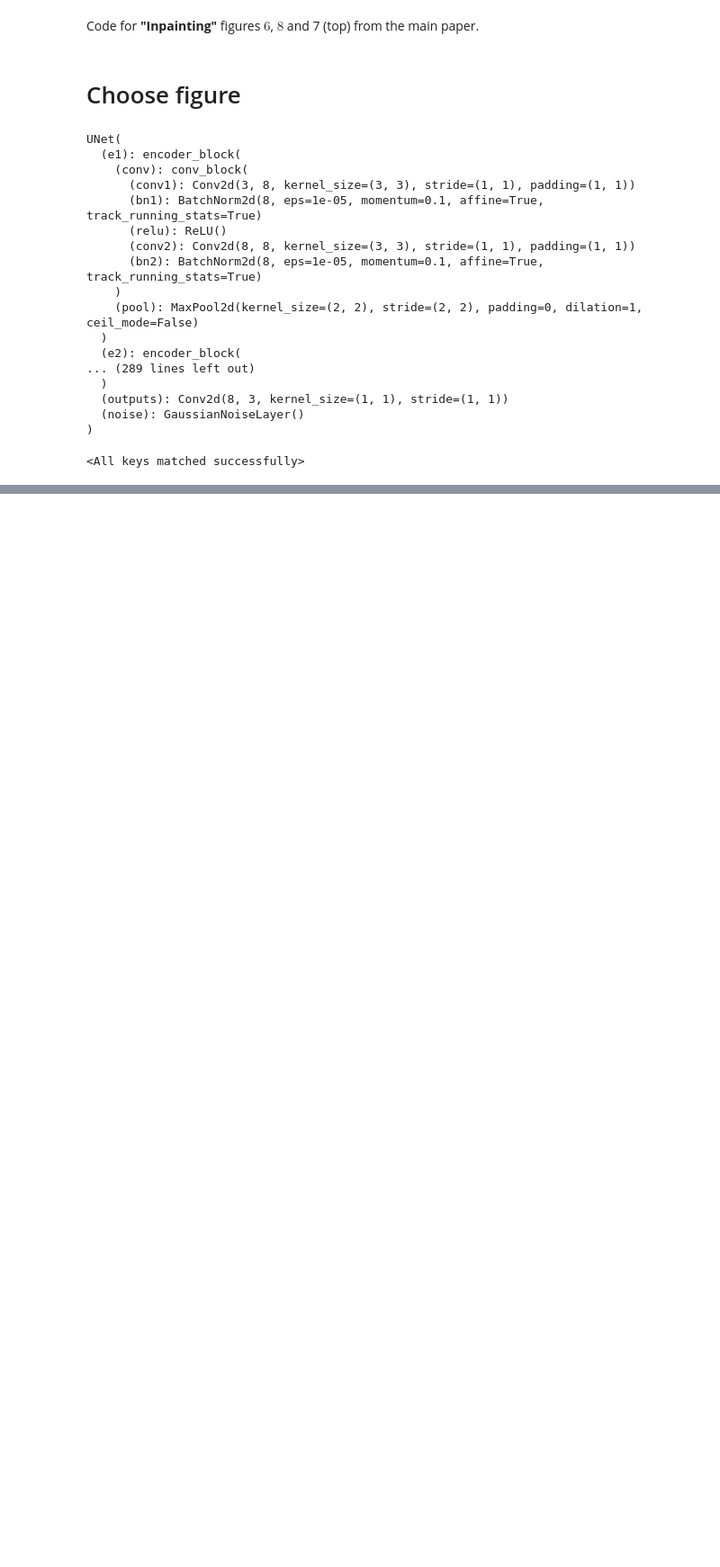
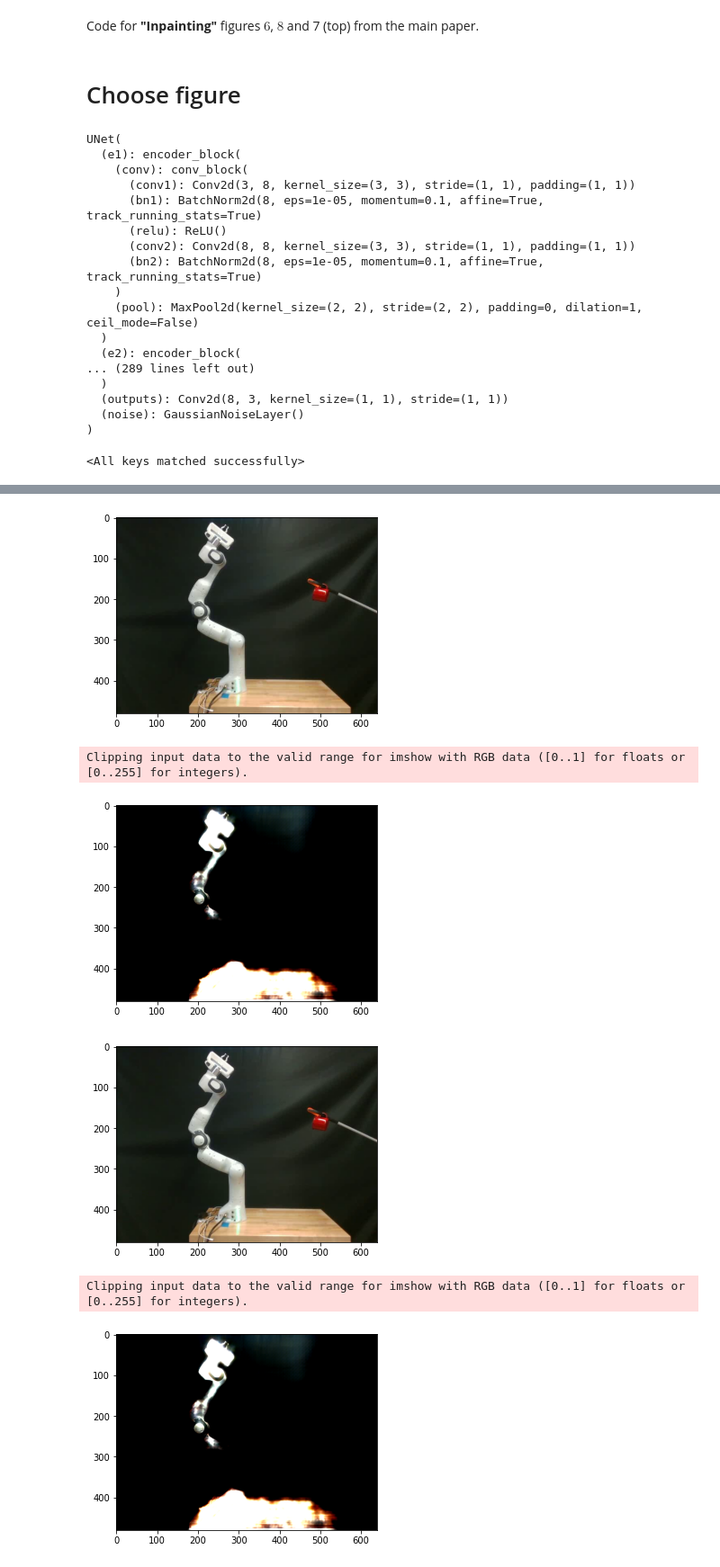
Before and after one commit to JaniC-WPI/duc_repo, a Jupyter notebook: src/panda_test/scripts/inpainting/inpainting_video1.ipynb, the cells around one changed output, grey strips where cells are left out. Shown at 90% size. Drawn from its saved outputs; the diff is of its cells as text; code cells hidden in the pictures; blank space fills up the shorter version.

```diff
--- a/src/panda_test/scripts/inpainting/inpainting_video1.ipynb
+++ b/src/panda_test/scripts/inpainting/inpainting_video1.ipynb
@@ -225,7 +225,7 @@ from torch.utils.tensorboard import SummaryWriter
 writer = SummaryWriter()
 # %%
 # net.load_state_dict(torch.load('/home/jc-merlab/Venk/deep-image-prior-master/saved models/10_att_augment.pth'))
-trained_model_23_nov = '/home/jc-merlab/Pictures/Data/trained_models/inpainting/14Dec_att_generative_was_YCB.pth'
+trained_model_23_nov = '/home/jc-merlab/Pictures/Data/trained_models/inpainting/13Dec_att_generative_was_YCB.pth'
 net.load_state_dict(torch.load(trained_model_23_nov))
 # %% [output]
 <All keys matched successfully>
@@ -505,35 +505,42 @@ while cap.isOpened():
     plt.imshow(frame)
     plt.show()
 
     # Convert frame to tensor and normalize
     frame_tensor = torch.from_numpy(frame).float()
     frame_tensor = frame_tensor.permute(2, 0, 1) / 255.0  # Normalize and convert HWC to CHW
     frame_tensor = frame_tensor.unsqueeze(0)  # Add batch dimension
 
     # Move to GPU if available
     if torch.cuda.is_available():
         frame_tensor = frame_tensor.to('cuda')
 
     # Inference
     inpainted_frame_tensor = net(frame_tensor)
 
     # Move to CPU and convert to numpy for visualization
     inpainted_frame_tensor = inpainted_frame_tensor.to('cpu').detach()
-    inpainted_frame = inpainted_frame_tensor.squeeze(0).permute(1, 2, 0).numpy()
+    inpainted_frame1 = inpainted_frame_tensor.squeeze(0).permute(1, 2, 0).numpy()
 
     # Assuming the output is in [0, 1], we scale to [0, 255] for visualization
-    inpainted_frame = (inpainted_frame * 255).astype(np.uint8)
+    inpainted_frame = (inpainted_frame1 * 255).astype(np.uint8)
 
     # Convert RGB to BGR for OpenCV
-    inpainted_frame_bgr = cv2.cvtColor(inpainted_frame, cv2.COLOR_RGB2BGR)
+    # inpainted_frame_bgr = cv2.cvtColor(inpainted_frame, c1.COLOR_RGB2BGR)
 
     # Display the frame
-    plt.imshow(inpainted_frame)
+    plt.imshow(inpainted_frame1)
     plt.show()
 
     # Write the frame into the file
-    out.write(inpainted_frame_bgr)  # Make sure to write BGR image
+    # out.write(inpainted_frame_bgr)  # Make sure to write BGR image
 
 # Release everything when done
 cap.release()
 out.release()
+# %% [output]
+[figure, added]
+Clipping input data to the valid range for imshow with RGB data ([0..1] for floats or [0..255] for integers).
+[figure, added]
+[figure, added]
+Clipping input data to the valid range for imshow with RGB data ([0..1] for floats or [0..255] for integers).
+[figure, added]
```
Also changed, not shown: parts of 2 cells of this notebook, 1 other file.
